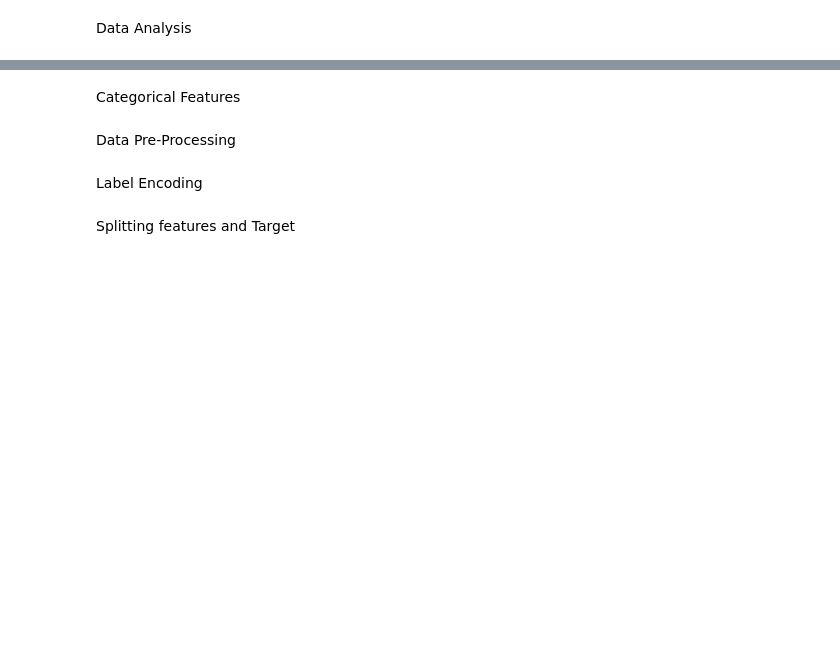
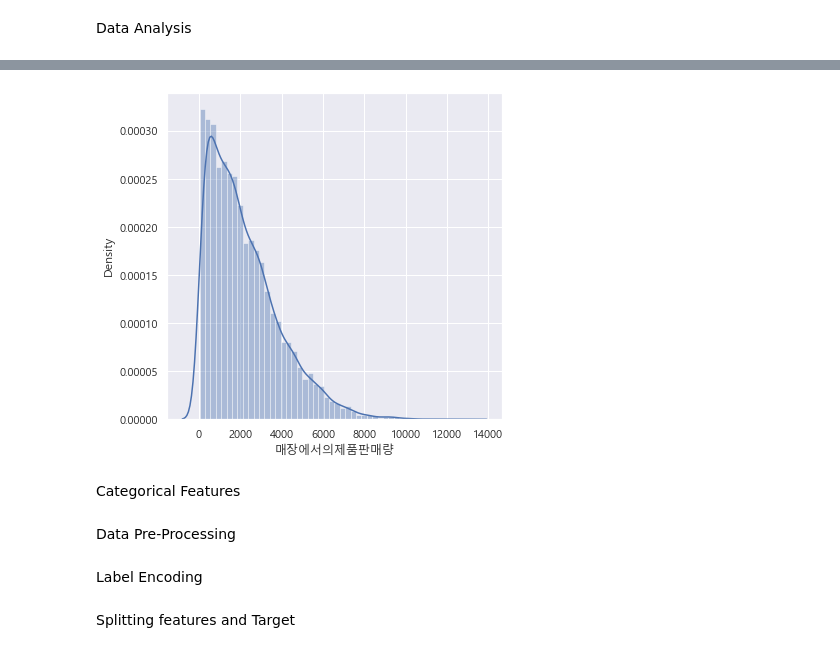
Before and after one commit to kimyounghwan91/MachineLearning_2021_12, a Jupyter notebook: 04.회귀/Project_12_Big_Mart_Sales_Prediction.ipynb, the cells around one changed output, grey strips where cells are left out. Cells and saved outputs as stored; diff of their text form; code cells hidden in the pictures; blank space fills up the shorter version.

```diff
--- a/04.회귀/Project_12_Big_Mart_Sales_Prediction.ipynb
+++ b/04.회귀/Project_12_Big_Mart_Sales_Prediction.ipynb
@@ -135,8 +197,10 @@ plt.show()
 # %%
-# Item_Outlet_Sales distribution
+# 매장에서의제품판매량 분포
 plt.figure(figsize=(6,6))
-sns.distplot(big_mart_data['Item_Outlet_Sales'])
+sns.distplot(big_mart_data['매장에서의제품판매량'])
 plt.show()
+# %% [output]
+[figure, added]
 # %%
 # Outlet_Establishment_Year column
 plt.figure(figsize=(6,6))
```
Also changed, not shown: parts of 20 cells of this notebook.
